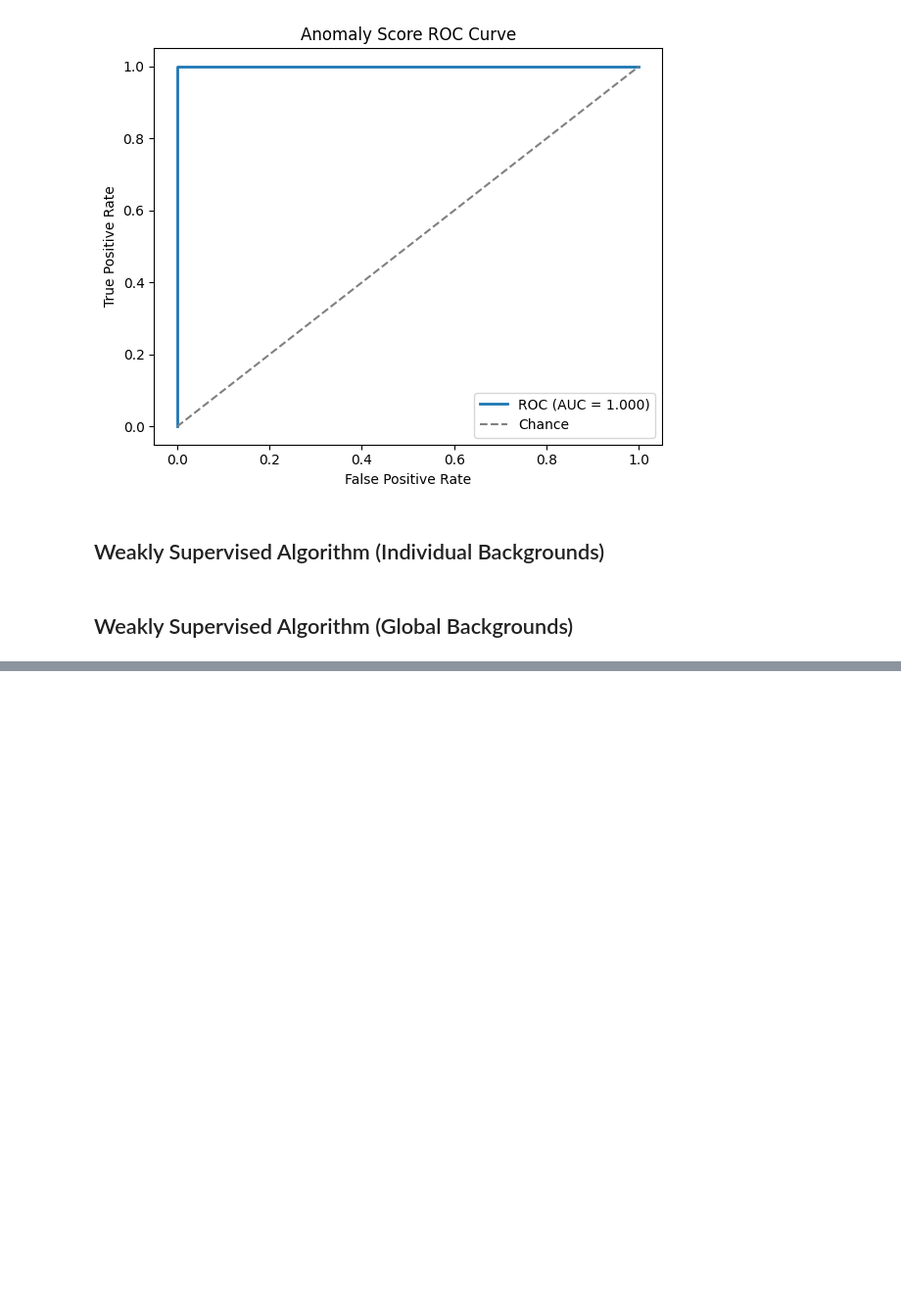
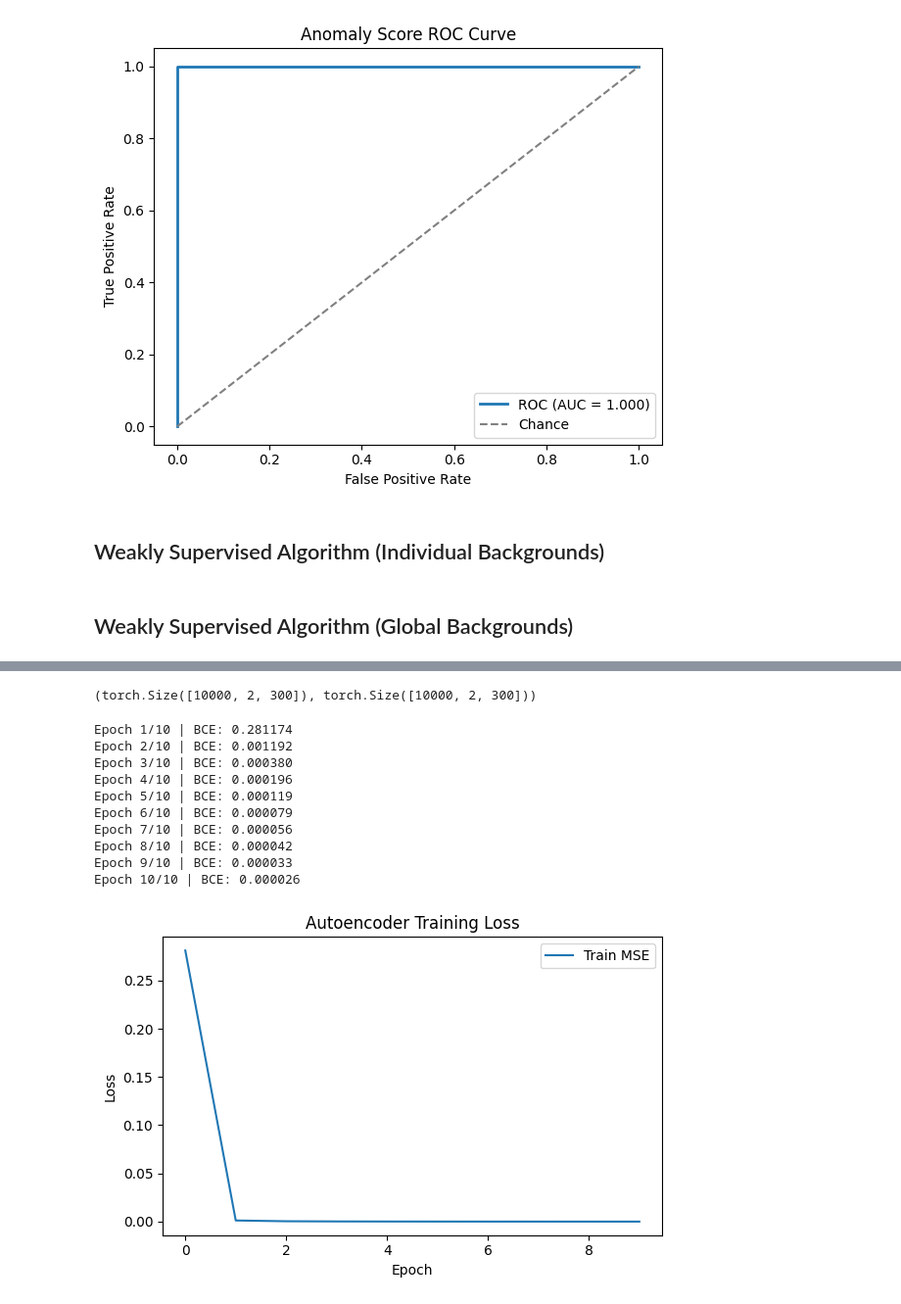
Before and after one commit to KrishWu/ranode, a Jupyter notebook: notebooks/gw_classifier.ipynb, the cells around one changed output, grey strips where cells are left out. Shown at 98% size. Cells and saved outputs as stored; diff of their text form; code cells hidden in the pictures; blank space fills up the shorter version.

```diff
--- a/notebooks/gw_classifier.ipynb
+++ b/notebooks/gw_classifier.ipynb
@@ -631,0 +633,21 @@ plt.show()
+# %%
+def generate_background_estimates(model, dataset, batch_size=256):
+    loader = DataLoader(dataset, batch_size=batch_size, shuffle=False)
+    model.eval()
+    X_hat_list = []
+
+    with torch.no_grad():
+        for xb in loader:
+            xb = xb.to(device)              # (B,2,300)
+            xhat = model(xb).cpu()          # (B,2,300)
+            X_hat_list.append(xhat)
+
+    return torch.cat(X_hat_list, dim=0)     # (N,2,300)
+
+# Real training windows tensor (for classifier training)
+X_real_train = torch.stack([torch.as_tensor(train_hn), torch.as_tensor(train_ln)], dim=1)  # (N,2,300)
+X_hat_train  = generate_background_estimates(gen, train_dataset)                           # (N,2,300)
+
+X_real_train.shape, X_hat_train.shape
+# %% [output]
+(torch.Size([10000, 2, 300]), torch.Size([10000, 2, 300]))
@@ -631,0 +707,54 @@ plt.show()
+# %%
+def train_classifier(model, loader, epochs=10, lr=1e-3):
+    model = model.to(device)
+    model.train()
+    opt = optim.Adam(model.parameters(), lr=lr)
+    loss_fn = nn.BCEWithLogitsLoss()
+    train_classifier_losses = []
+
+    for ep in range(epochs):
+        total = 0.0
+        count = 0
+
+        for xb, yb, tb in loader:
+            xb = xb.to(device)
+            yb = yb.to(device)
+            tb = tb.to(device)
+
+            opt.zero_grad()
+            logits = model(xb, tb if model.use_time else None)
+            loss = loss_fn(logits, yb)
+            loss.backward()
+            opt.step()
+
+            total += loss.item() * xb.size(0)
+            count += xb.size(0)
+        train_classifier_losses.append(total / count)
+
+        print(f"Epoch {ep+1}/{epochs} | BCE: {total/count:.6f}")
+
+    return model, train_classifier_losses
+
+clf = CNNClassifierWithTime(use_time=use_time)
+clf, train_classifier_losses = train_classifier(clf, clf_loader, epochs=10, lr=1e-3)
+
+plt.figure(figsize=(6,4))
+plt.plot(train_classifier_losses, label="Train MSE")
+plt.xlabel("Epoch")
+plt.ylabel("Loss")
+plt.title("Autoencoder Training Loss")
+plt.legend()
+plt.tight_layout()
+plt.show()
+# %% [output]
+Epoch 1/10 | BCE: 0.281174
+Epoch 2/10 | BCE: 0.001192
+Epoch 3/10 | BCE: 0.000380
+Epoch 4/10 | BCE: 0.000196
+Epoch 5/10 | BCE: 0.000119
+Epoch 6/10 | BCE: 0.000079
+Epoch 7/10 | BCE: 0.000056
+Epoch 8/10 | BCE: 0.000042
+Epoch 9/10 | BCE: 0.000033
+Epoch 10/10 | BCE: 0.000026
+[figure, added]
```
Also changed, not shown: parts of 19 cells of this notebook, 2 other files.
